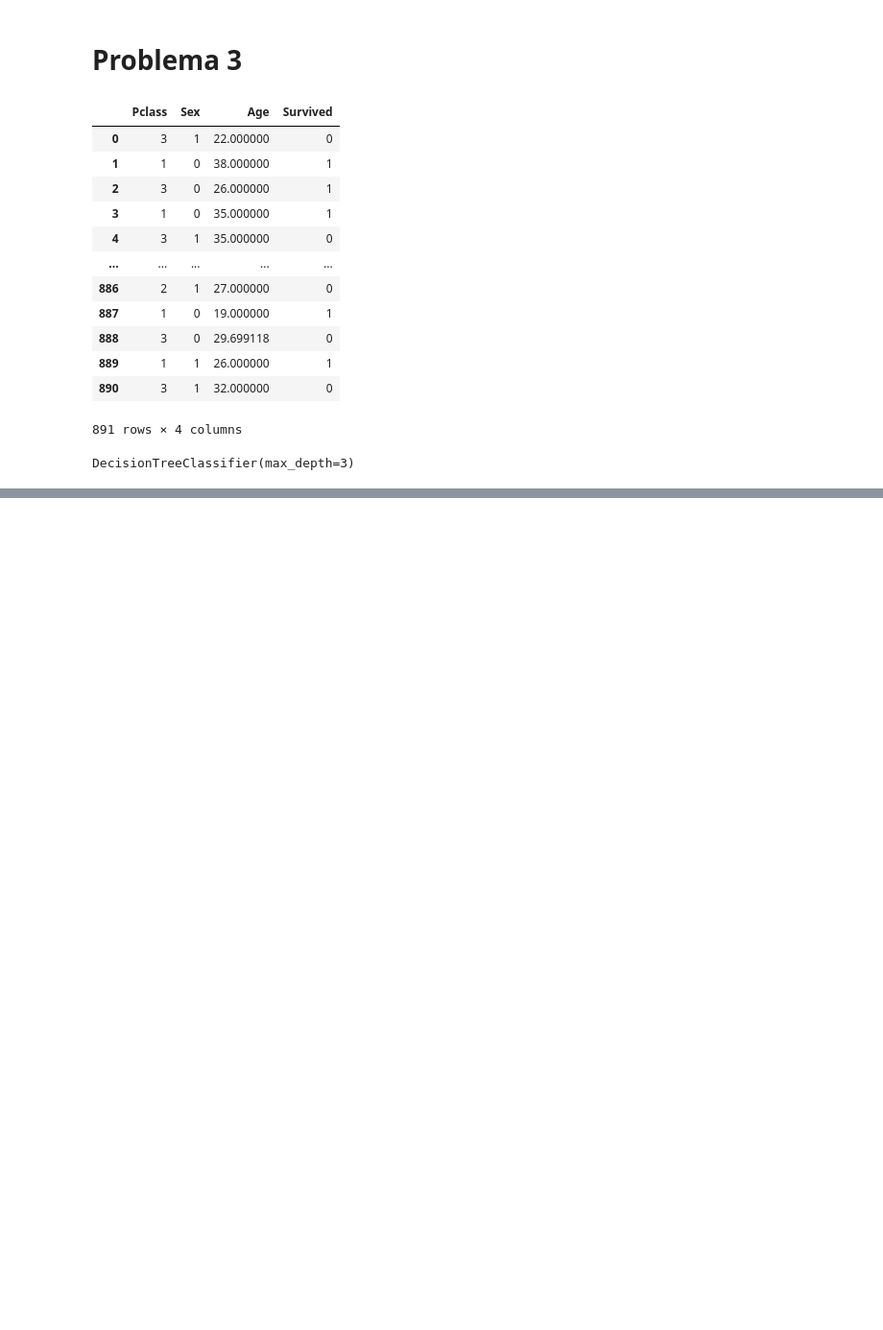
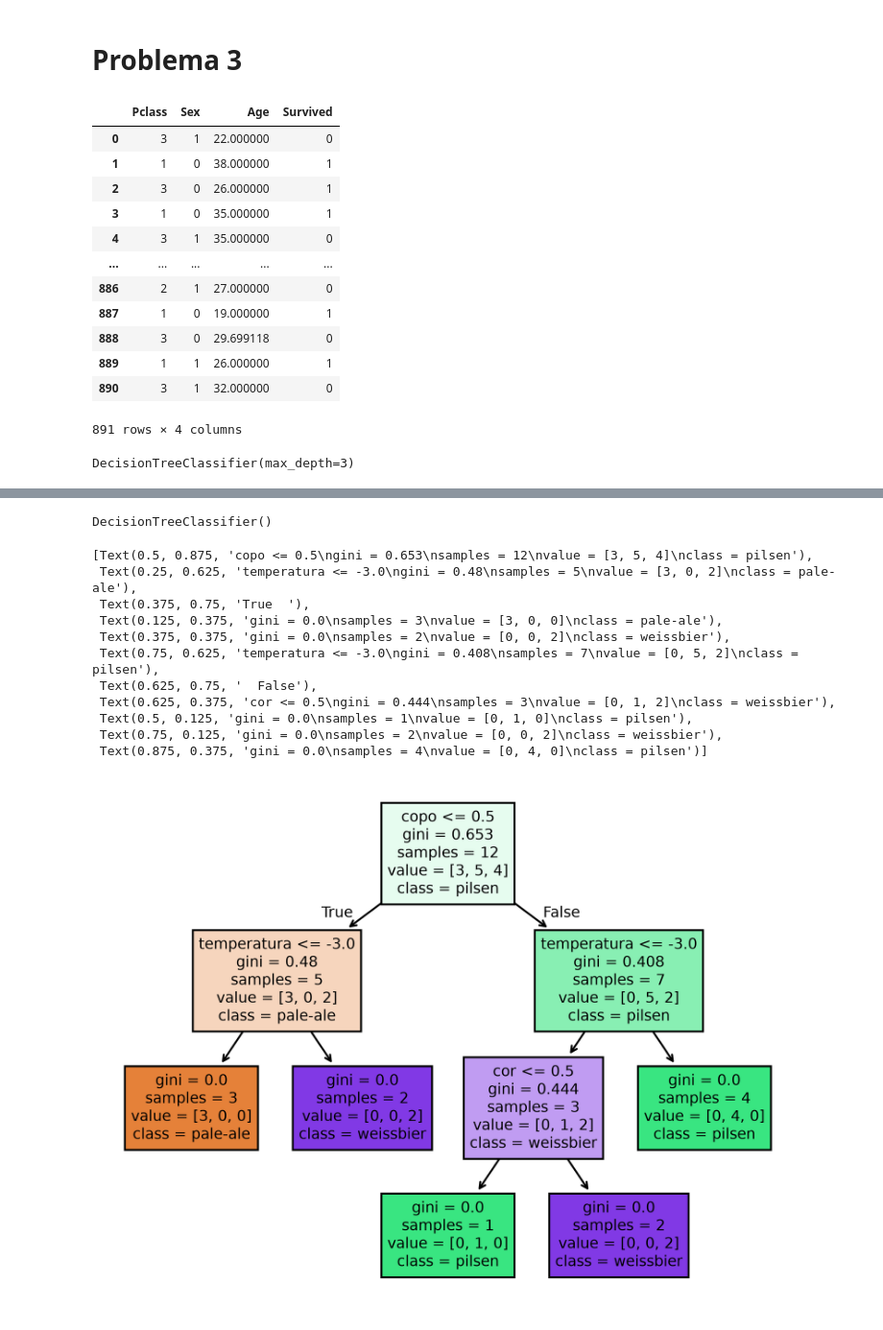
Before and after one commit to michaelchavesnzy/machine_learning_algorithms, a Jupyter notebook: decision_tree/arvore_decisao.ipynb, the cells around one changed output, grey strips where cells are left out. Shown at 96% size. Cells and saved outputs as stored; diff of their text form; code cells hidden in the pictures; blank space fills up the shorter version.

```diff
--- a/decision_tree/arvore_decisao.ipynb
+++ b/decision_tree/arvore_decisao.ipynb
@@ -240,0 +302,4 @@ print(feat_importances.sort_values(by='Importance', ascending=False))
+# %%
+df['copo'] = df['copo'].map({'mud': 1, 'pint': 0})
+df['espuma'] = df['espuma'].map({'sim': 1, 'não': 0})
+df['cor'] = df['cor'].map({'escura': 1, 'clara': 0})
@@ -240,0 +322,27 @@ print(feat_importances.sort_values(by='Importance', ascending=False))
+# %%
+features = ['temperatura', 'copo', 'espuma', 'cor']
+target = 'classe'
+# %%
+X = df[features]
+y = df[target]
+# %%
+clf = tree.DecisionTreeClassifier()
+clf.fit(X, y)
+# %% [output]
+DecisionTreeClassifier()
+# %%
+plt.figure(dpi=400)
+tree.plot_tree(clf, feature_names=features, class_names=clf.classes_, filled=True)
+# %% [output]
+[Text(0.5, 0.875, 'copo <= 0.5\ngini = 0.653\nsamples = 12\nvalue = [3, 5, 4]\nclass = pilsen'),
+ Text(0.25, 0.625, 'temperatura <= -3.0\ngini = 0.48\nsamples = 5\nvalue = [3, 0, 2]\nclass = pale-ale'),
+ Text(0.375, 0.75, 'True  '),
+ Text(0.125, 0.375, 'gini = 0.0\nsamples = 3\nvalue = [3, 0, 0]\nclass = pale-ale'),
+ Text(0.375, 0.375, 'gini = 0.0\nsamples = 2\nvalue = [0, 0, 2]\nclass = weissbier'),
+ Text(0.75, 0.625, 'temperatura <= -3.0\ngini = 0.408\nsamples = 7\nvalue = [0, 5, 2]\nclass = pilsen'),
+ Text(0.625, 0.75, '  False'),
+ Text(0.625, 0.375, 'cor <= 0.5\ngini = 0.444\nsamples = 3\nvalue = [0, 1, 2]\nclass = weissbier'),
+ Text(0.5, 0.125, 'gini = 0.0\nsamples = 1\nvalue = [0, 1, 0]\nclass = pilsen'),
+ Text(0.75, 0.125, 'gini = 0.0\nsamples = 2\nvalue = [0, 0, 2]\nclass = weissbier'),
+ Text(0.875, 0.375, 'gini = 0.0\nsamples = 4\nvalue = [0, 4, 0]\nclass = pilsen')]
+[figure, added]
```
Also changed, not shown: parts of 24 cells of this notebook, 8 other files.
